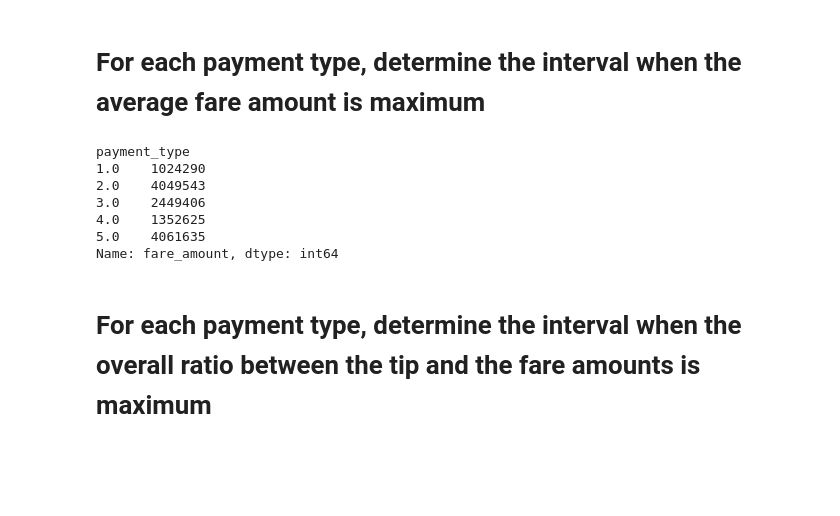
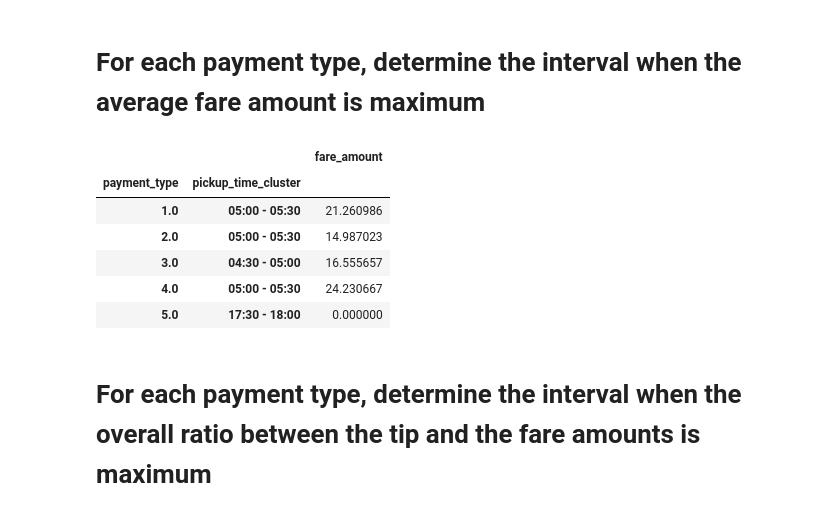
Before and after one commit to Stefano1991IT/Foundation-of-computer-science, a Jupyter notebook: _NYC Trip Fare.ipynb, the cells around one changed output. Cells and saved outputs as stored; diff of their text form; code cells hidden in the pictures; blank space fills up the shorter version.

```diff
--- a/_NYC Trip Fare.ipynb
+++ b/_NYC Trip Fare.ipynb
@@ -218,16 +218,18 @@ ex_nine
 # %% [markdown]
 # For each payment type, determine the interval when the average fare amount is maximum
 # %%
-avg_fare=df_clean.groupby(['payment_type'], observed=True)['fare_amount'].idxmax()
-avg_fare
+avg_fare=df_clean.groupby(['payment_type', 'pickup_time_cluster'], observed=True).agg(fare_amount = ('fare_amount','mean'))
+max_indices = avg_fare.groupby(['payment_type'], observed=True)['fare_amount'].idxmax()
+result = avg_fare.loc[max_indices]
+result
 # %% [output]
-payment_type
-1.0    1024290
-2.0    4049543
-3.0    2449406
-4.0    1352625
-5.0    4061635
-Name: fare_amount, dtype: int64
+|  |  | fare_amount |
+| payment_type | pickup_time_cluster |  |
+| 1.0 | 05:00 - 05:30 | 21.260986 |
+| 2.0 | 05:00 - 05:30 | 14.987023 |
+| 3.0 | 04:30 - 05:00 | 16.555657 |
+| 4.0 | 05:00 - 05:30 | 24.230667 |
+| 5.0 | 17:30 - 18:00 | 0.000000 |
 # %% [markdown]
 # For each payment type, determine the interval when the overall ratio between the tip and the fare amounts is maximum
 # %%
```
Also changed, not shown: parts of 4 cells of this notebook.
